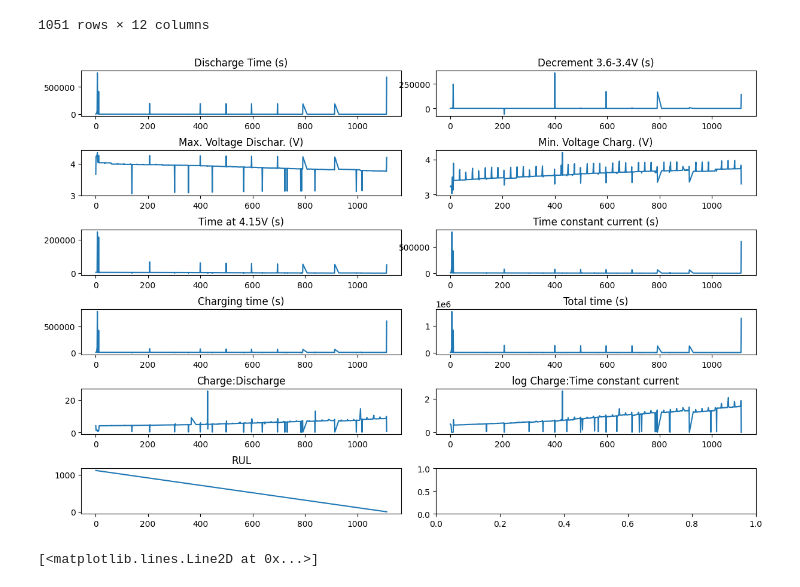
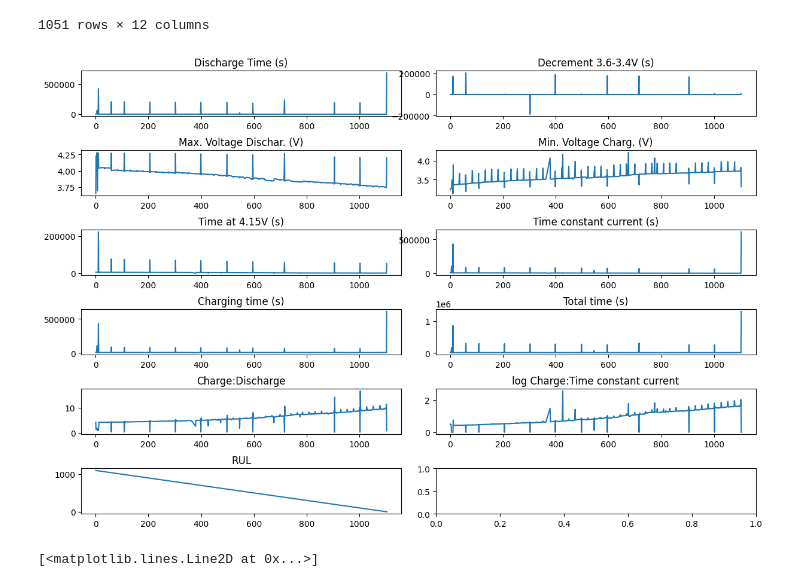
Before and after one commit to Shubham-Mate/Battery-RUL-Prediction-with-Neural-ODEs, a Jupyter notebook: Neural ODE Experiments.ipynb, the cells around one changed output. Cells and saved outputs as stored; diff of their text form; code cells hidden in the pictures.

```diff
--- a/Neural ODE Experiments.ipynb
+++ b/Neural ODE Experiments.ipynb
@@ -164,19 +165,19 @@ split_dfs[13]
 # %%
 # Plot of all the features vs the cycle index (How the features change with time)
 plot_nums = len(df.columns) - 1
 
 fig, ax = plt.subplots(ncols=2, nrows=math.ceil(plot_nums/2), figsize=(12, 8))
 fig.tight_layout()
 
 for i in range(plot_nums):
     #print(int(plot_nums/2), int(i/2), i%2)
-    ax[int(i/2), i%2].plot(split_dfs[13]["Cycle_Index"], split_dfs[13][df.columns[i+1]])
+    ax[int(i/2), i%2].plot(split_dfs[5]["Cycle_Index"], split_dfs[5][df.columns[i+1]])
     ax[int(i/2), i%2].set_title(df.columns[i+1])
 
 plt.subplots_adjust(hspace=0.75)
 plt.show()
 # %% [output]
-[figure, old version]
+[figure, new version]
 # %%
 plt.plot(split_dfs[13]["Cycle_Index"], np.log(split_dfs[13]['Charging time (s)'] / split_dfs[13]['Time constant current (s)']))
 # %% [output]
```
Also changed, not shown: parts of 19 cells of this notebook, 1 other file.
